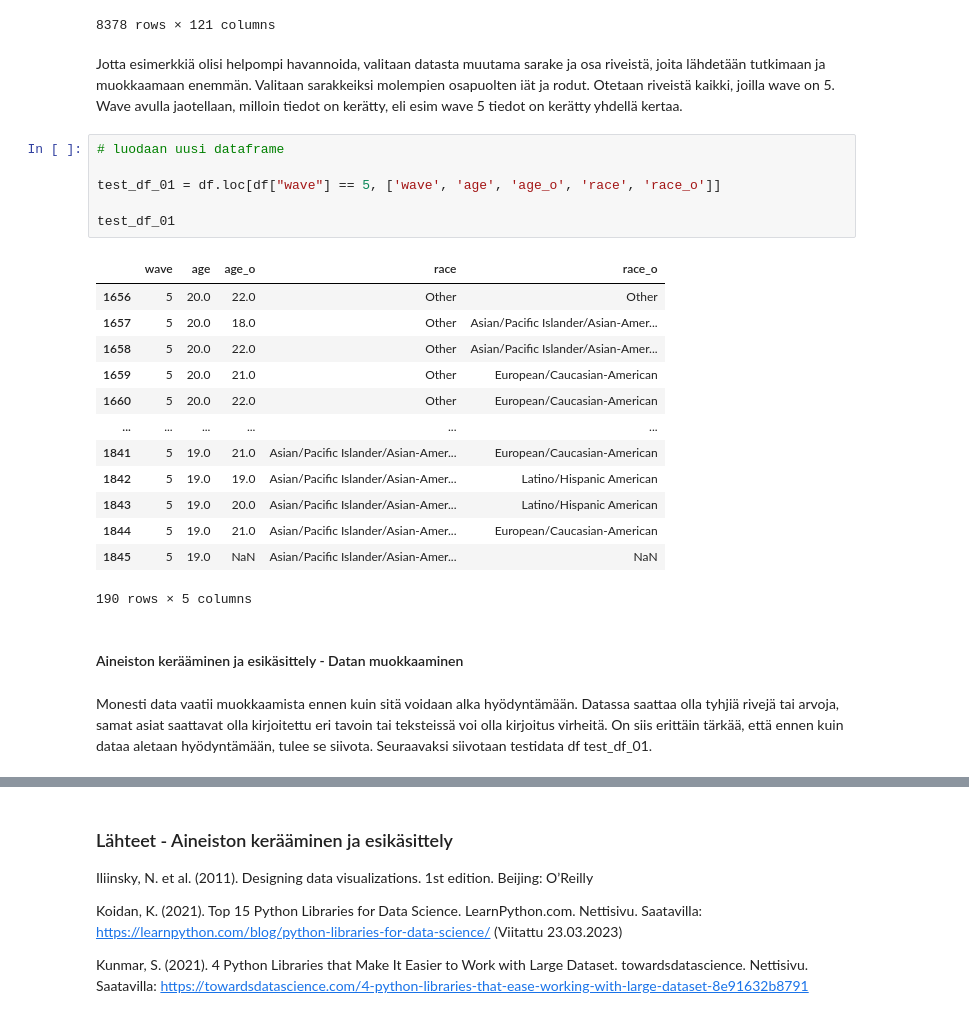
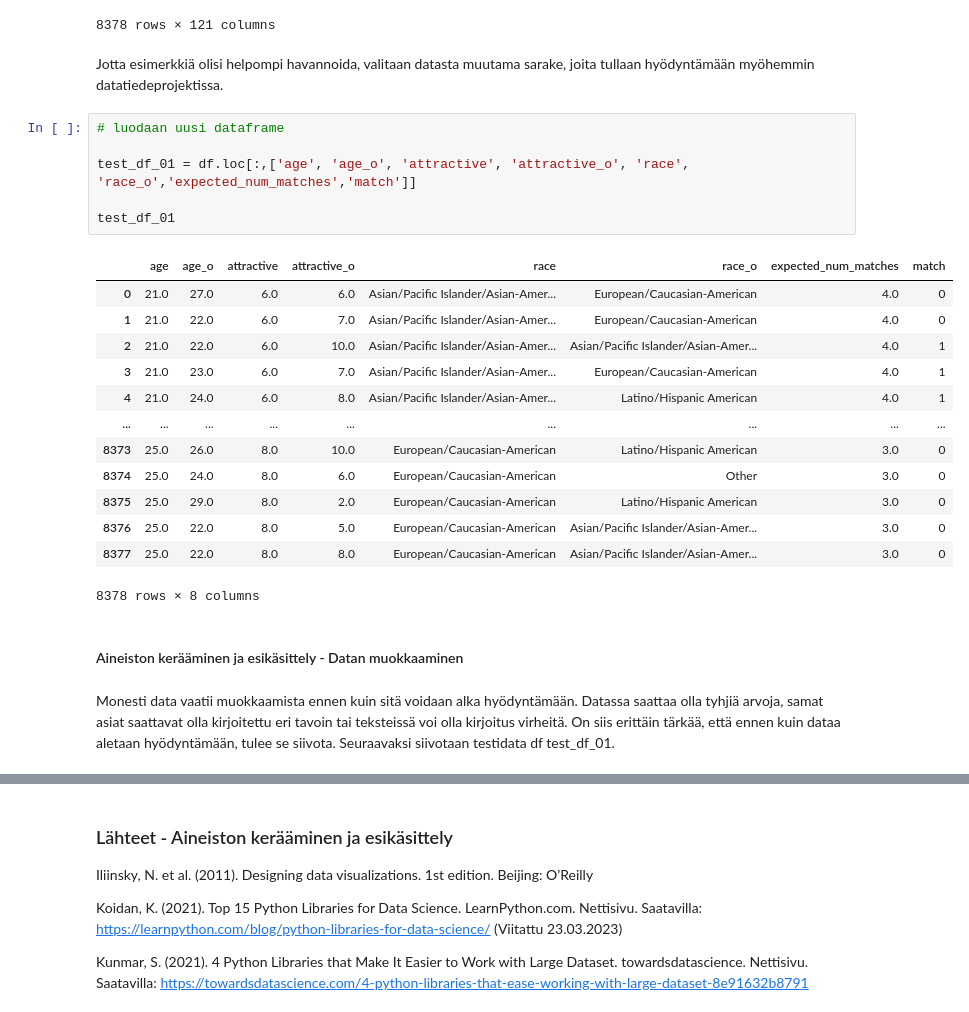
Before and after one commit to eliaskuk/joda, a Jupyter notebook: opk2023.ipynb, the cells around one changed output, grey strips where cells are left out. Drawn from its saved outputs; the diff is of its cells as text.

```diff
--- a/opk2023.ipynb
+++ b/opk2023.ipynb
@@ -127,32 +145,32 @@ df
 | 8376 | 1 | 21 | male | 25.0 | 22.0 | 3 | [2-3] | European/Caucasian-American | Asian/Pacific Islander/Asian-Amer... | 0 | ... | ... |
 | 8377 | 1 | 21 | male | 25.0 | 22.0 | 3 | [2-3] | European/Caucasian-American | Asian/Pacific Islander/Asian-Amer... | 0 | ... | ... |
 8378 rows × 121 columns
-# %% [markdown]
-Jotta esimerkkiä olisi helpompi havannoida, valitaan datasta muutama sarake ja osa riveistä, joita lähdetään tutkimaan ja muokkaamaan enemmän. Valitaan sarakkeiksi molempien osapuolten iät ja rodut. Otetaan riveistä kaikki, joilla wave on 5. Wave avulla jaotellaan, milloin tiedot on kerätty, eli esim wave 5 tiedot on kerätty yhdellä kertaa.
+# %% [markdown]
+Jotta esimerkkiä olisi helpompi havannoida, valitaan datasta muutama sarake, joita tullaan hyödyntämään myöhemmin datatiedeprojektissa.
 # %%
 # luodaan uusi dataframe
 
-test_df_01 = df.loc[df["wave"] == 5, ['wave', 'age', 'age_o', 'race', 'race_o']]
+test_df_01 = df.loc[:,['age', 'age_o', 'attractive', 'attractive_o', 'race', 'race_o','expected_num_matches','match']]
 
 test_df_01
 # %% [output]
-|  | wave | age | age_o | race | race_o |
-| 1656 | 5 | 20.0 | 22.0 | Other | Other |
-| 1657 | 5 | 20.0 | 18.0 | Other | Asian/Pacific Islander/Asian-Amer... |
-| 1658 | 5 | 20.0 | 22.0 | Other | Asian/Pacific Islander/Asian-Amer... |
-| 1659 | 5 | 20.0 | 21.0 | Other | European/Caucasian-American |
-| 1660 | 5 | 20.0 | 22.0 | Other | European/Caucasian-American |
-| ... | ... | ... | ... | ... | ... |
-| 1841 | 5 | 19.0 | 21.0 | Asian/Pacific Islander/Asian-Amer... | European/Caucasian-American |
-| 1842 | 5 | 19.0 | 19.0 | Asian/Pacific Islander/Asian-Amer... | Latino/Hispanic American |
-| 1843 | 5 | 19.0 | 20.0 | Asian/Pacific Islander/Asian-Amer... | Latino/Hispanic American |
-| 1844 | 5 | 19.0 | 21.0 | Asian/Pacific Islander/Asian-Amer... | European/Caucasian-American |
-| 1845 | 5 | 19.0 | NaN | Asian/Pacific Islander/Asian-Amer... | NaN |
+|  | age | age_o | attractive | attractive_o | race | race_o | expected_num_matches | match |
+| 0 | 21.0 | 27.0 | 6.0 | 6.0 | Asian/Pacific Islander/Asian-Amer... | European/Caucasian-American | 4.0 | 0 |
+| 1 | 21.0 | 22.0 | 6.0 | 7.0 | Asian/Pacific Islander/Asian-Amer... | European/Caucasian-American | 4.0 | 0 |
+| 2 | 21.0 | 22.0 | 6.0 | 10.0 | Asian/Pacific Islander/Asian-Amer... | Asian/Pacific Islander/Asian-Amer... | 4.0 | 1 |
+| 3 | 21.0 | 23.0 | 6.0 | 7.0 | Asian/Pacific Islander/Asian-Amer... | European/Caucasian-American | 4.0 | 1 |
+| 4 | 21.0 | 24.0 | 6.0 | 8.0 | Asian/Pacific Islander/Asian-Amer... | Latino/Hispanic American | 4.0 | 1 |
+| ... | ... | ... | ... | ... | ... | ... | ... | ... |
+| 8373 | 25.0 | 26.0 | 8.0 | 10.0 | European/Caucasian-American | Latino/Hispanic American | 3.0 | 0 |
+| 8374 | 25.0 | 24.0 | 8.0 | 6.0 | European/Caucasian-American | Other | 3.0 | 0 |
+| 8375 | 25.0 | 29.0 | 8.0 | 2.0 | European/Caucasian-American | Latino/Hispanic American | 3.0 | 0 |
+| 8376 | 25.0 | 22.0 | 8.0 | 5.0 | European/Caucasian-American | Asian/Pacific Islander/Asian-Amer... | 3.0 | 0 |
+| 8377 | 25.0 | 22.0 | 8.0 | 8.0 | European/Caucasian-American | Asian/Pacific Islander/Asian-Amer... | 3.0 | 0 |
-190 rows × 5 columns
+8378 rows × 8 columns
 # %% [markdown]
 #### Aineiston kerääminen ja esikäsittely - Datan muokkaaminen
 # %% [markdown]
-Monesti data vaatii muokkaamista ennen kuin sitä voidaan alka hyödyntämään. Datassa saattaa olla tyhjiä rivejä tai arvoja, samat asiat saattavat olla kirjoitettu eri tavoin tai teksteissä voi olla kirjoitus virheitä. On siis erittäin tärkää, että ennen kuin dataa aletaan hyödyntämään, tulee se siivota. Seuraavaksi siivotaan testidata df test_df_01.
+Monesti data vaatii muokkaamista ennen kuin sitä voidaan alka hyödyntämään. Datassa saattaa olla tyhjiä arvoja, samat asiat saattavat olla kirjoitettu eri tavoin tai teksteissä voi olla kirjoitus virheitä. On siis erittäin tärkää, että ennen kuin dataa aletaan hyödyntämään, tulee se siivota. Seuraavaksi siivotaan testidata df test_df_01.
 # %%
 # Tutkitaan, löytyykö test_data_01 tyhiä rivejä
 print("age nulls:", test_df_01['age'].isnull().sum())
```
Also changed, not shown: parts of 41 cells of this notebook.
